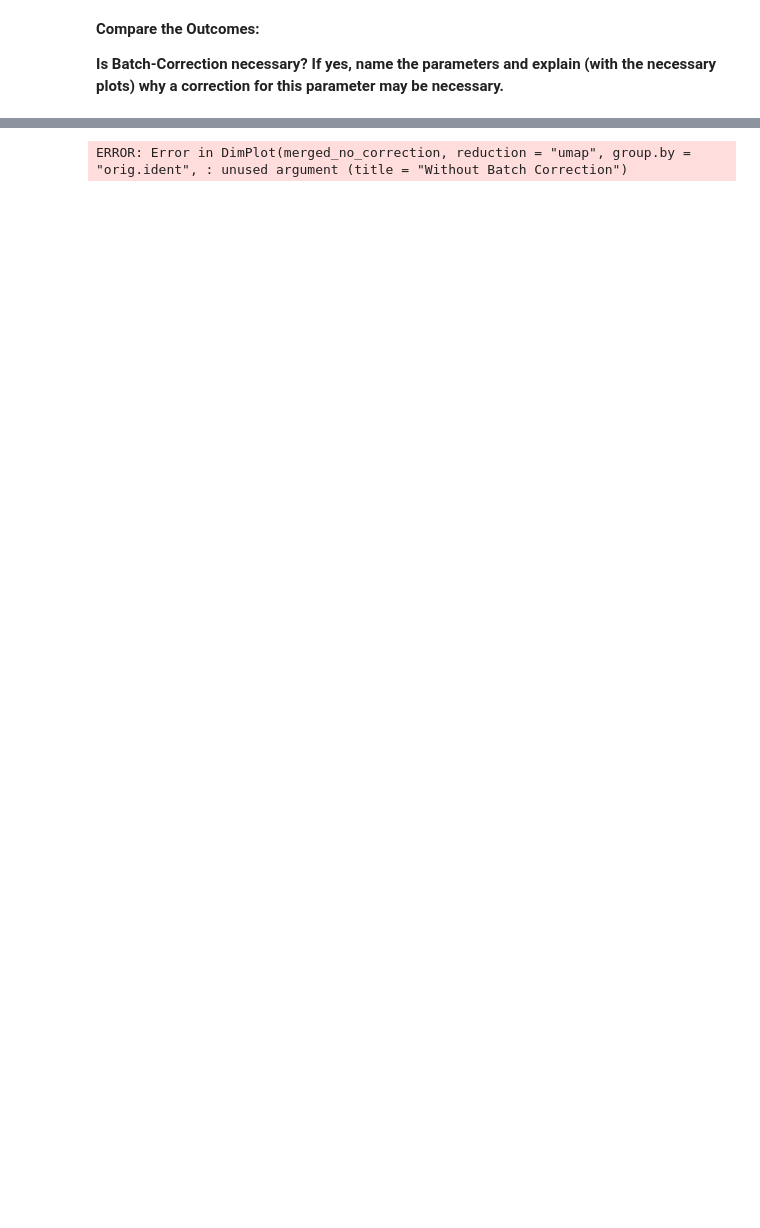
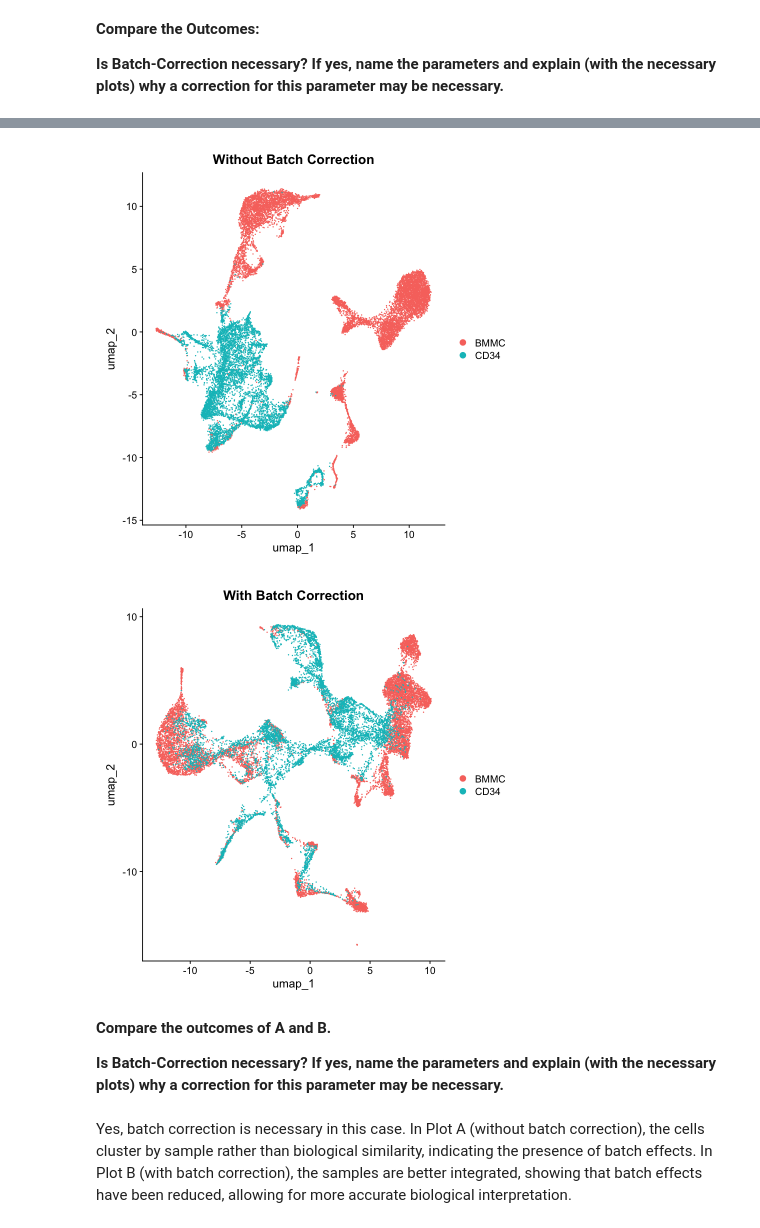
Before and after one commit to mahshid1373/Single_Cell_Project1, a Jupyter notebook: Project1.ipynb, the cells around one changed output, grey strips where cells are left out. Drawn from its saved outputs; the diff is of its cells as text; code cells hidden in the pictures; blank space fills up the shorter version.

```diff
--- a/Project1.ipynb
+++ b/Project1.ipynb
@@ -264,7 +282,7 @@ Doublets are cells that contain RNA from multiple cells, which can distort the a
 To use DoubletFinder, first perform principal component analysis (PCA), then estimate the pK value (optimal parameter) and remove doublets:
 # %%
 ################################################# Sample BMMC_D1T1 #################################################
-Print("------------------------------ Sample BMMC_D1T1 ------------------------------")
+print("------------------------------ Sample BMMC_D1T1 ------------------------------")
 
 BMMC_D1T1 <- NormalizeData(BMMC_D1T1)
 BMMC_D1T1 <- FindVariableFeatures(BMMC_D1T1)
@@ -272,7 +290,7 @@ BMMC_D1T1 <- ScaleData(BMMC_D1T1)
 BMMC_D1T1 <- RunPCA(BMMC_D1T1)
 
 # Estimation of pK value
-sweep_res <- paramSweep_v3(BMMC_D1T1, PCs = 1:10)
+sweep_res <- paramSweep(BMMC_D1T1, PCs = 1:10)
 sweep_stats <- summarizeSweep(sweep_res, GT = FALSE)
 pk_optimal <- find.pK(sweep_stats)  # Choose the pK with maximum BCmetric value
 
@@ -281,11 +299,10 @@ pK_value <- as.numeric(pk_optimal$pK[which.max(pk_optimal$BCmetric)])  # Replace
 nExp_poi <- round(0.05 * ncol(BMMC_D1T1))  # A typical rate is 5%, so we calculate it as 5% of the total number of cells in the sample.
 
 # Run DoubletFinder
-BMMC_D1T1 <- doubletFinder_v3(BMMC_D1T1, PCs = 1:10, pN = 0.25, pK = pK_value, nExp = nExp_poi)
-
+BMMC_D1T1 <- doubletFinder(BMMC_D1T1, PCs = 1:10, pN = 0.25, pK = pK_value, nExp = nExp_poi)
 
 ################################################# Sample BMMC_D1T2 #################################################
-Print("------------------------------ Sample BMMC_D1T2 ------------------------------")
+print("------------------------------ Sample BMMC_D1T2 ------------------------------")
 
 BMMC_D1T2 <- NormalizeData(BMMC_D1T2)
 BMMC_D1T2 <- FindVariableFeatures(BMMC_D1T2)
@@ -293,7 +310,7 @@ BMMC_D1T2 <- ScaleData(BMMC_D1T2)
 BMMC_D1T2 <- RunPCA(BMMC_D1T2)
 
 # Estimation of pK value
-sweep_res <- paramSweep_v3(BMMC_D1T2, PCs = 1:10)
+sweep_res <- paramSweep(BMMC_D1T2, PCs = 1:10)
 sweep_stats <- summarizeSweep(sweep_res, GT = FALSE)
 pk_optimal <- find.pK(sweep_stats)  # Choose the pK with maximum BCmetric value
 
@@ -302,10 +319,10 @@ pK_value <- as.numeric(pk_optimal$pK[which.max(pk_optimal$BCmetric)])  # Replace
 nExp_poi <- round(0.05 * ncol(BMMC_D1T2))  # A typical rate is 5%, so we calculate it as 5% of the total number of cells in the sample.
 
 # Run DoubletFinder
-BMMC_D1T2 <- doubletFinder_v3(BMMC_D1T2, PCs = 1:10, pN = 0.25, pK = pK_value, nExp = nExp_poi)
+BMMC_D1T2 <- doubletFinder(BMMC_D1T2, PCs = 1:10, pN = 0.25, pK = pK_value, nExp = nExp_poi)
 
 ################################################# Sample CD34_D2T1 #################################################
-Print("------------------------------ Sample CD34_D2T1 ------------------------------")
+print("------------------------------ Sample CD34_D2T1 ------------------------------")
 
 CD34_D2T1 <- NormalizeData(CD34_D2T1)
 CD34_D2T1 <- FindVariableFeatures(CD34_D2T1)
@@ -313,7 +330,7 @@ CD34_D2T1 <- ScaleData(CD34_D2T1)
 CD34_D2T1 <- RunPCA(CD34_D2T1)
 
 # Estimation of pK value
-sweep_res <- paramSweep_v3(CD34_D2T1, PCs = 1:10)
+sweep_res <- paramSweep(CD34_D2T1, PCs = 1:10)
 sweep_stats <- summarizeSweep(sweep_res, GT = FALSE)
 pk_optimal <- find.pK(sweep_stats)  # Choose the pK with maximum BCmetric value
 
@@ -322,10 +339,10 @@ pK_value <- as.numeric(pk_optimal$pK[which.max(pk_optimal$BCmetric)])  # Replace
 nExp_poi <- round(0.05 * ncol(CD34_D2T1))  # A typical rate is 5%, so we calculate it as 5% of the total number of cells in the sample.
 
 # Run DoubletFinder
-CD34_D2T1 <- doubletFinder_v3(CD34_D2T1, PCs = 1:10, pN = 0.25, pK = pK_value, nExp = nExp_poi)
+CD34_D2T1 <- doubletFinder(CD34_D2T1, PCs = 1:10, pN = 0.25, pK = pK_value, nExp = nExp_poi)
 
 ################################################# Sample CD34_D3T1 #################################################
-Print("------------------------------ Sample CD34_D3T1 ------------------------------")
+print("------------------------------ Sample CD34_D3T1 ------------------------------")
 
 CD34_D3T1 <- NormalizeData(CD34_D3T1)
 CD34_D3T1 <- FindVariableFeatures(CD34_D3T1)
@@ -333,7 +350,7 @@ CD34_D3T1 <- ScaleData(CD34_D3T1)
 CD34_D3T1 <- RunPCA(CD34_D3T1)
 
 # Estimation of pK value
-sweep_res <- paramSweep_v3(CD34_D3T1, PCs = 1:10)
+sweep_res <- paramSweep(CD34_D3T1, PCs = 1:10)
 sweep_stats <- summarizeSweep(sweep_res, GT = FALSE)
 pk_optimal <- find.pK(sweep_stats)  # Choose the pK with maximum BCmetric value
 
@@ -342,5 +359,5 @@ pK_value <- as.numeric(pk_optimal$pK[which.max(pk_optimal$BCmetric)])  # Replace
 nExp_poi <- round(0.05 * ncol(CD34_D3T1))  # A typical rate is 5%, so we calculate it as 5% of the total number of cells in the sample.
 
 # Run DoubletFinder
-CD34_D3T1 <- doubletFinder_v3(CD34_D3T1, PCs = 1:10, pN = 0.25, pK = pK_value, nExp = nExp_poi)
+CD34_D3T1 <- doubletFinder(CD34_D3T1, PCs = 1:10, pN = 0.25, pK = pK_value, nExp = nExp_poi)
 # %% [output]
@@ -496,8 +542,15 @@ Positive:  LTB, LCK, KLF2, IL7R, CD7, CD69, LAT, BTG1, ZFP36L2, ISG20
 # %%
 # Plot UMAP for non-corrected data
-DimPlot(merged_no_correction, reduction = "umap", group.by = "orig.ident", title = "Without Batch Correction")
+DimPlot(merged_no_correction, reduction = "umap", group.by = "orig.ident") + ggtitle("Without Batch Correction")
 
 # Plot UMAP for batch-corrected data
-DimPlot(merged_with_correction, reduction = "umap", group.by = "orig.ident", title = "With Batch Correction")
+DimPlot(merged_with_correction, reduction = "umap", group.by = "orig.ident") + ggtitle("With Batch Correction")
 # %% [output]
-ERROR: Error in DimPlot(merged_no_correction, reduction = "umap", group.by = "orig.ident", : unused argument (title = "Without Batch Correction")
+[figure, added]
+[figure, added]
+# %% [markdown]
+**Compare the outcomes of A and B.**
+
+**Is Batch-Correction necessary? If yes, name the parameters and explain (with the necessary plots) why a correction for this parameter may be necessary.**
+# %% [markdown]
+Yes, batch correction is necessary in this case. In Plot A (without batch correction), the cells cluster by sample rather than biological similarity, indicating the presence of batch effects. In Plot B (with batch correction), the samples are better integrated, showing that batch effects have been reduced, allowing for more accurate biological interpretation.
```
Also changed, not shown: parts of 7 cells of this notebook.
